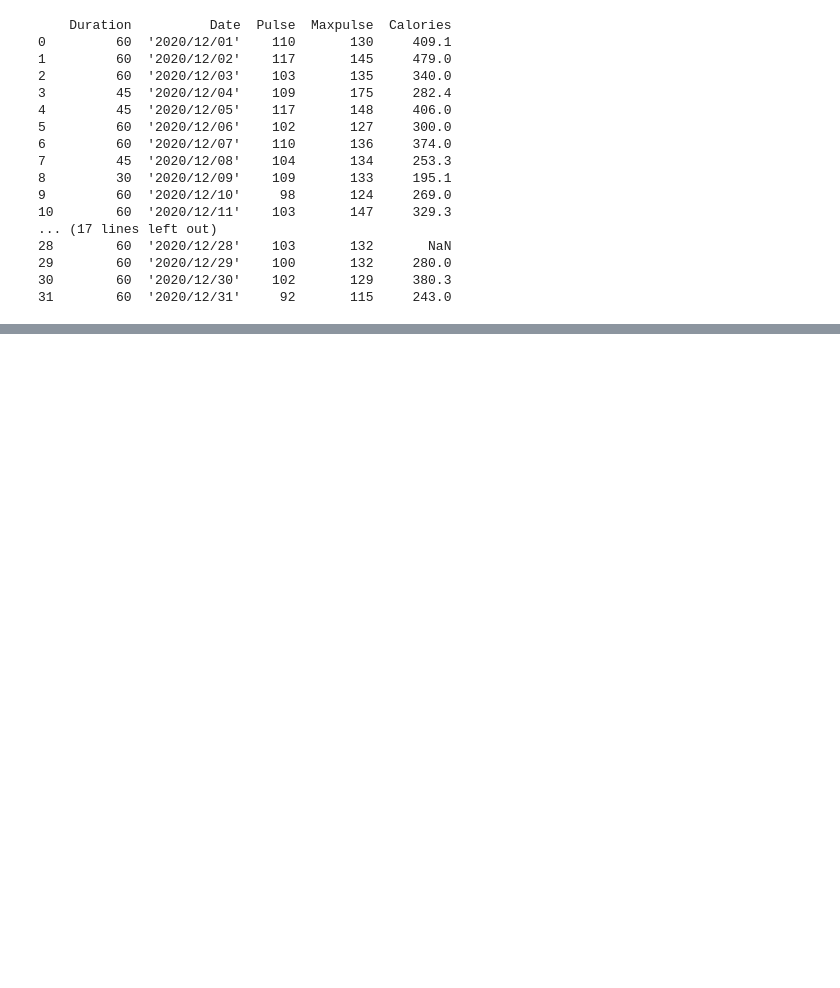
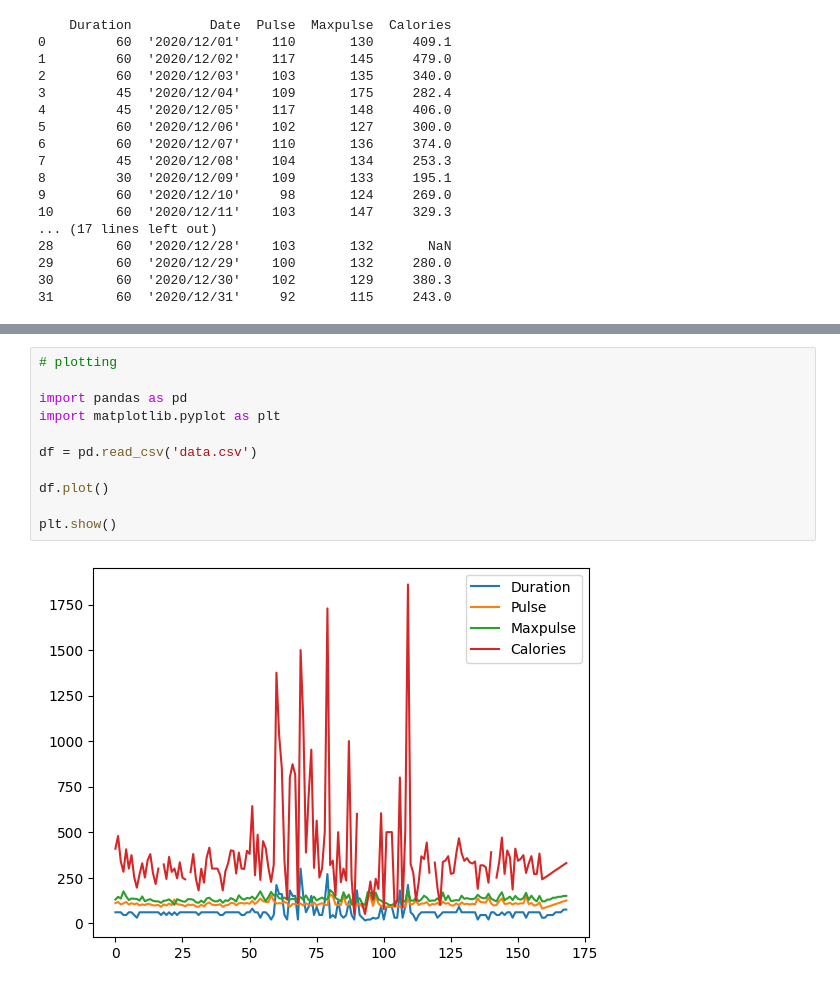
Before and after one commit to sujalcharati/ai-ml, a Jupyter notebook: pandas/basics.ipynb, the cells around one changed output, grey strips where cells are left out. Drawn from its saved outputs; the diff is of its cells as text; blank space fills up the shorter version.

Commit message:
plot()

```diff
--- a/pandas/basics.ipynb
+++ b/pandas/basics.ipynb
@@ -320,0 +366,13 @@ print(data)
+# %%
+# plotting
+
+import pandas as pd
+import matplotlib.pyplot as plt
+
+df = pd.read_csv('data.csv')
+
+df.plot()
+
+plt.show()
+# %% [output]
+[figure, added]
```
Also changed, not shown: parts of 4 cells of this notebook.
